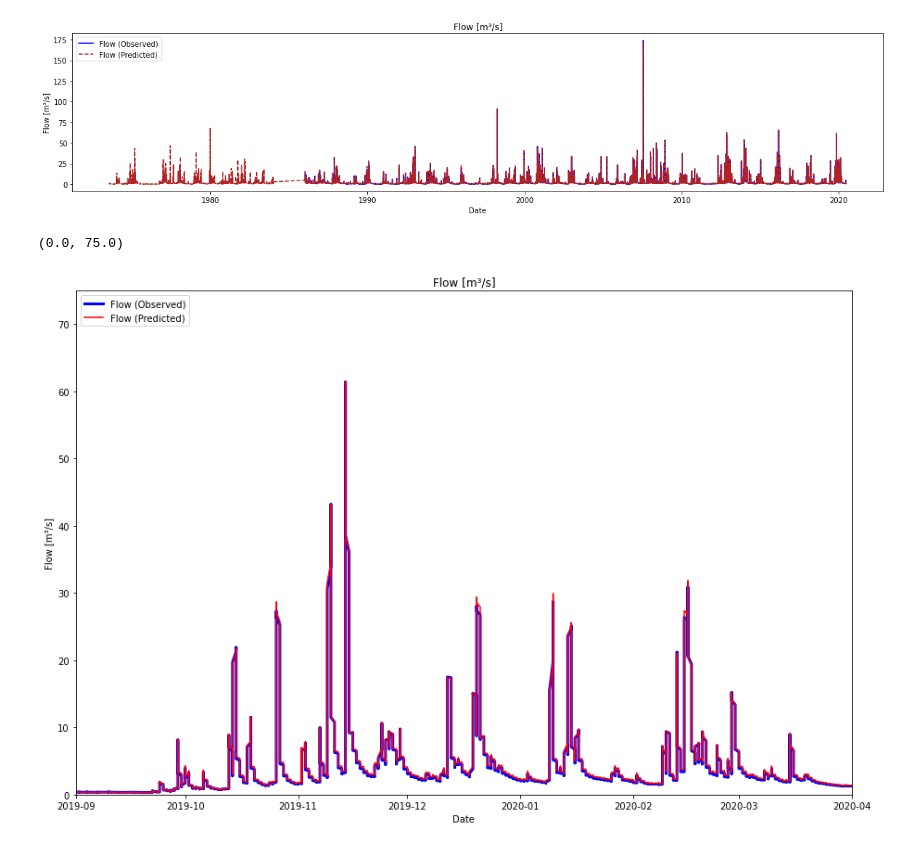
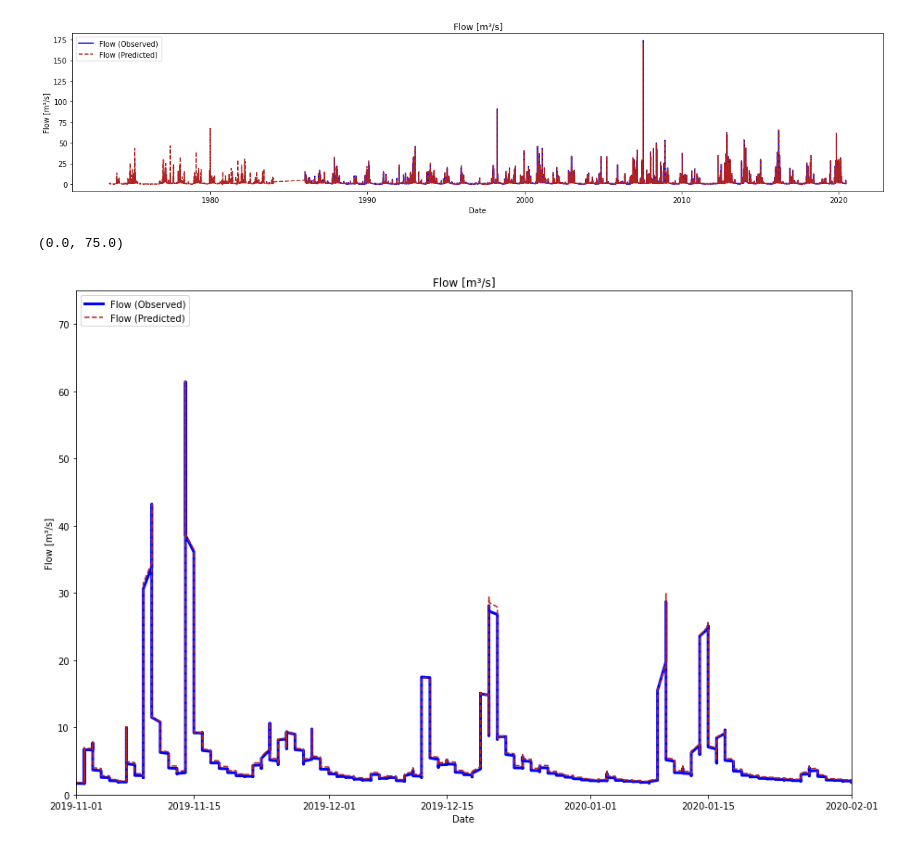
Before and after one commit to ai4er-cdt/flood_risk_shipston, a Jupyter notebook: notebooks/mja/wiski_exploration.ipynb, the cells around one changed output. Cells and saved outputs as stored; diff of their text form; code cells hidden in the pictures.

```diff
--- a/notebooks/mja/wiski_exploration.ipynb
+++ b/notebooks/mja/wiski_exploration.ipynb
@@ -347,19 +339,19 @@ plt.legend(loc='upper left')
 # %%
 plt.figure(figsize=(15,10))
 
 plt.plot(flow60_filtered['Date'],flow60_filtered['Flow [m³/s]'], 'blue', label = 'Flow (Observed)', linewidth = 3)
 
-plt.plot(stage60_filtered_no_missing['Date'], predicted_flow, 'r', label = 'Flow (Predicted)')
+plt.plot(stage60_filtered_no_missing['Date'], predicted_flow, 'firebrick', label = 'Flow (Predicted)', linestyle = '--')
 
 
 plt.title("Flow [m³/s]")
 plt.xlabel('Date')
 plt.ylabel('Flow [m³/s]')
 
 plt.legend(loc='upper left')
 
-plt.xlim(['2019-09-01T00:00:00.000000000','2020-04-01T00:00:00.000000000'])
+plt.xlim(['2019-11-01T00:00:00.000000000','2020-02-01T00:00:00.000000000'])
 plt.ylim([0,75])
 # %% [output]
 (0.0, 75.0)
-[figure, old version]
+[figure, new version]
```
Also changed, not shown: parts of 4 cells of this notebook.
